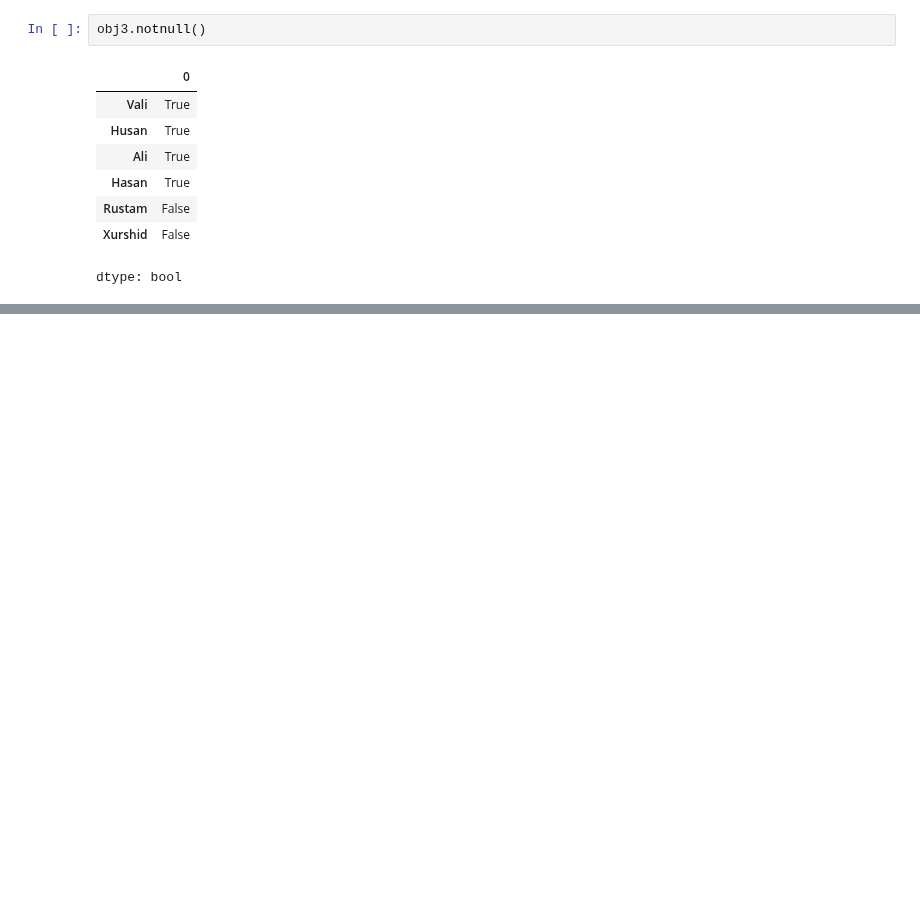
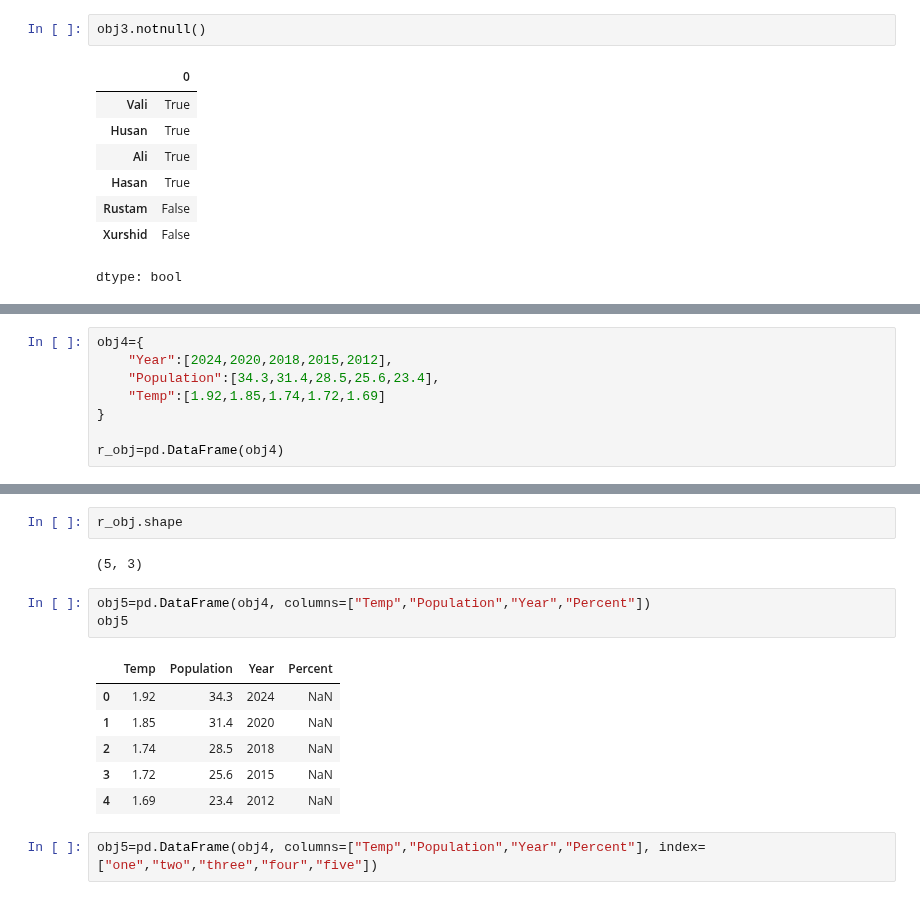
Before and after one commit to baxronovferuz1/DataScience_Np, a Jupyter notebook: Numpy_Pandas_practice.ipynb, the cells around one changed output, grey strips where cells are left out. Saved outputs shown, nothing was run; the diff lists cells and outputs as text; blank space fills up the shorter version.

```diff
--- a/Numpy_Pandas_practice.ipynb
+++ b/Numpy_Pandas_practice.ipynb
@@ -613,0 +638,8 @@ dtype: bool
+# %%
+obj4={
+    "Year":[2024,2020,2018,2015,2012],
+    "Population":[34.3,31.4,28.5,25.6,23.4],
+    "Temp":[1.92,1.85,1.74,1.72,1.69]
+}
+
+r_obj=pd.DataFrame(obj4)
@@ -613,0 +662,16 @@ dtype: bool
+# %%
+r_obj.shape
+# %% [output]
+(5, 3)
+# %%
+obj5=pd.DataFrame(obj4, columns=["Temp","Population","Year","Percent"])
+obj5
+# %% [output]
+|  | Temp | Population | Year | Percent |
+| 0 | 1.92 | 34.3 | 2024 | NaN |
+| 1 | 1.85 | 31.4 | 2020 | NaN |
+| 2 | 1.74 | 28.5 | 2018 | NaN |
+| 3 | 1.72 | 25.6 | 2015 | NaN |
+| 4 | 1.69 | 23.4 | 2012 | NaN |
+# %%
+obj5=pd.DataFrame(obj4, columns=["Temp","Population","Year","Percent"], index=["one","two","three","four","five"])
```
Also changed, not shown: parts of 15 cells of this notebook.
